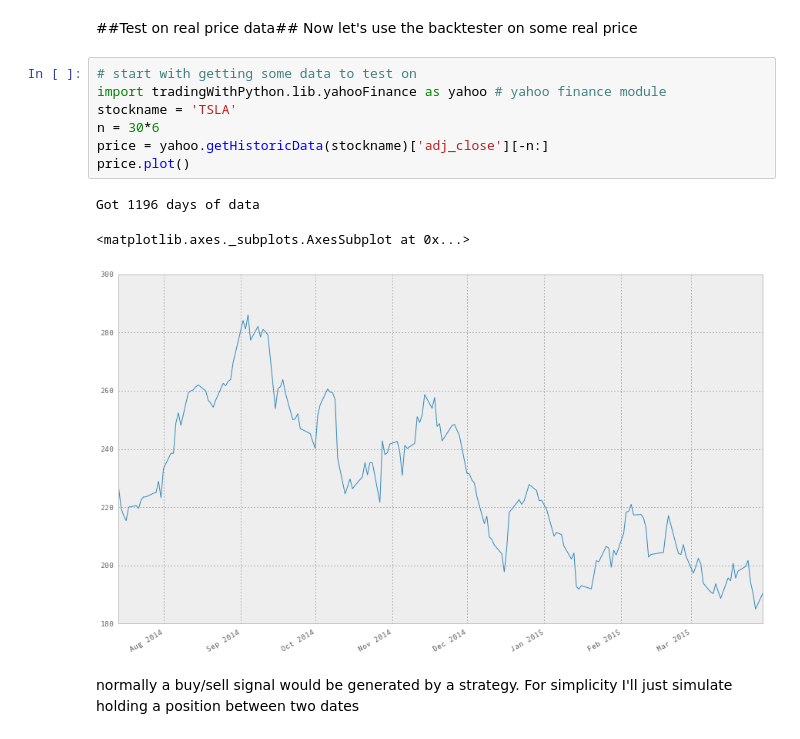
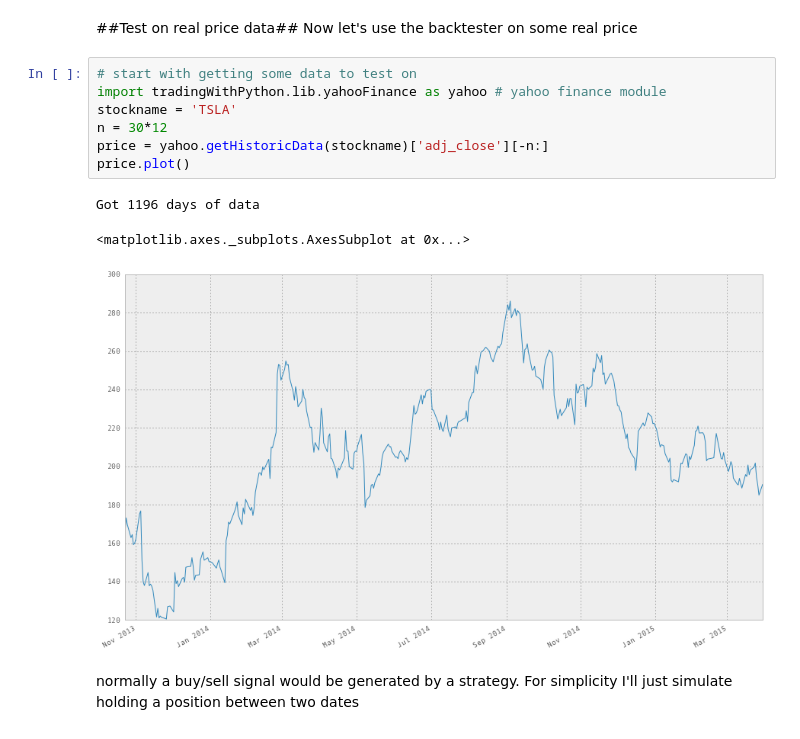
Before and after one commit to fraka6/trading-with-python, a Jupyter notebook: notebooks/explore_automatic_trading.ipynb, the cells around one changed output. Cells and saved outputs as stored; diff of their text form.

```diff
--- a/notebooks/explore_automatic_trading.ipynb
+++ b/notebooks/explore_automatic_trading.ipynb
@@ -95,14 +95,14 @@ Now let's use the backtester on some real price
 # %%
 # start with getting some data to test on
 import tradingWithPython.lib.yahooFinance as yahoo # yahoo finance module
 stockname = 'TSLA'
-n = 30*6
+n = 30*12
 price = yahoo.getHistoricData(stockname)['adj_close'][-n:]
 price.plot()
 # %% [output]
 Got 1196 days of data
 <matplotlib.axes._subplots.AxesSubplot at 0x...>
-[figure, old version]
+[figure, new version]
 # %% [markdown]
 normally a buy/sell signal would be generated by a strategy. For simplicity I'll just simulate holding a position between two dates
 # %%
```
Also changed, not shown: parts of 4 cells of this notebook, 1 other file.
